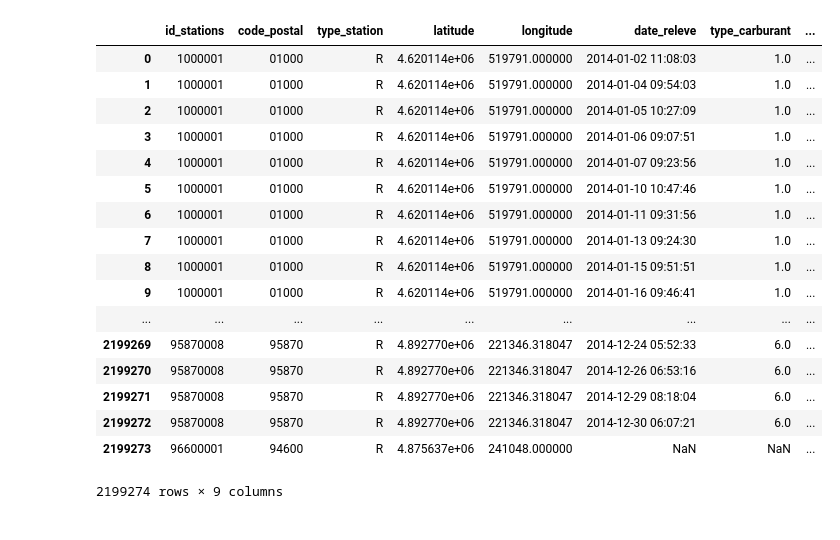
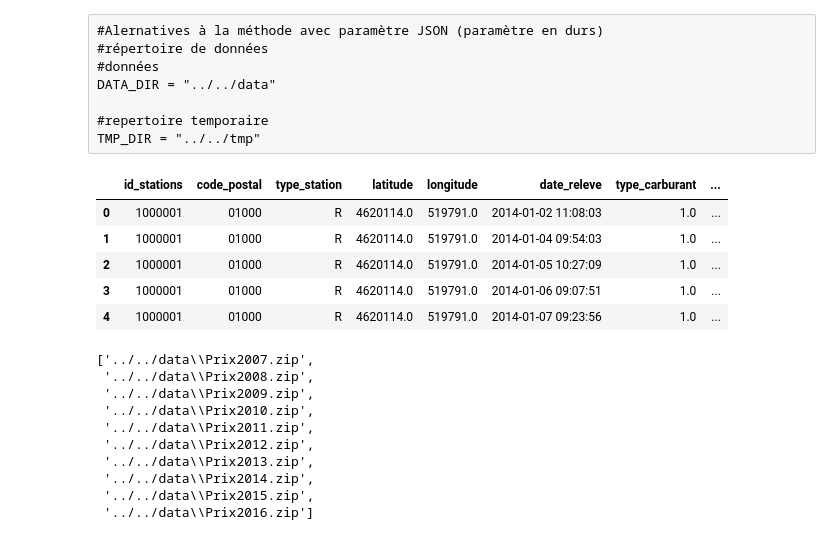
Before and after one commit to FlavienRiche/gas-prices, a Jupyter notebook: src/exploration/chargement.ipynb, the cells around one changed output. Drawn from its saved outputs; the diff is of its cells as text; code cells hidden in the pictures.

```diff
--- a/src/exploration/chargement.ipynb
+++ b/src/exploration/chargement.ipynb
@@ -17,8 +26,0 @@ TMP_DIR = params['DIRECTORIES']['TMP_DIR']
-# %%
-#Alernatives à la méthode avec paramètre JSON (paramètre en durs)
-#répertoire de données
-#données
-DATA_DIR = "../../data"
-
-#repertoire temporaire
-TMP_DIR = "../../tmp"
@@ -27,3 +27,13 @@ gas_files = ['Prix2014.zip','Prix2015.zip','Prix2016.zip']
+# %% [raw]
+#Alernatives à la méthode avec paramètre JSON (paramètre en durs)
+#répertoire de données
+#données
+DATA_DIR = "../../data"
+
+#repertoire temporaire
+TMP_DIR = "../../tmp"
+# %%
+gas_files = glob.glob(os.path.join(DATA_DIR,"Prix*.zip"))
 # %%
 stations_file = 'Stations2016.zip'
 service_file = 'Services2016.zip'
@@ -40,23 +50,11 @@ df2014.columns = ['id_stations',
                  'libelle_carburant',
                   'prix']
 # %%
-df2014
+df2014.head()
 # %% [output]
 |  | id_stations | code_postal | type_station | latitude | longitude | date_releve | type_carburant | ... |
-| 0 | 1000001 | 01000 | R | 4.620114e+06 | 519791.000000 | 2014-01-02 11:08:03 | 1.0 | ... |
-| 1 | 1000001 | 01000 | R | 4.620114e+06 | 519791.000000 | 2014-01-04 09:54:03 | 1.0 | ... |
-| 2 | 1000001 | 01000 | R | 4.620114e+06 | 519791.000000 | 2014-01-05 10:27:09 | 1.0 | ... |
-| 3 | 1000001 | 01000 | R | 4.620114e+06 | 519791.000000 | 2014-01-06 09:07:51 | 1.0 | ... |
-| 4 | 1000001 | 01000 | R | 4.620114e+06 | 519791.000000 | 2014-01-07 09:23:56 | 1.0 | ... |
-| 5 | 1000001 | 01000 | R | 4.620114e+06 | 519791.000000 | 2014-01-10 10:47:46 | 1.0 | ... |
-| 6 | 1000001 | 01000 | R | 4.620114e+06 | 519791.000000 | 2014-01-11 09:31:56 | 1.0 | ... |
-| 7 | 1000001 | 01000 | R | 4.620114e+06 | 519791.000000 | 2014-01-13 09:24:30 | 1.0 | ... |
-| 8 | 1000001 | 01000 | R | 4.620114e+06 | 519791.000000 | 2014-01-15 09:51:51 | 1.0 | ... |
-| 9 | 1000001 | 01000 | R | 4.620114e+06 | 519791.000000 | 2014-01-16 09:46:41 | 1.0 | ... |
-| ... | ... | ... | ... | ... | ... | ... | ... | ... |
-| 2199269 | 95870008 | 95870 | R | 4.892770e+06 | 221346.318047 | 2014-12-24 05:52:33 | 6.0 | ... |
-| 2199270 | 95870008 | 95870 | R | 4.892770e+06 | 221346.318047 | 2014-12-26 06:53:16 | 6.0 | ... |
-| 2199271 | 95870008 | 95870 | R | 4.892770e+06 | 221346.318047 | 2014-12-29 08:18:04 | 6.0 | ... |
-| 2199272 | 95870008 | 95870 | R | 4.892770e+06 | 221346.318047 | 2014-12-30 06:07:21 | 6.0 | ... |
-| 2199273 | 96600001 | 94600 | R | 4.875637e+06 | 241048.000000 | NaN | NaN | ... |
+| 0 | 1000001 | 01000 | R | 4620114.0 | 519791.0 | 2014-01-02 11:08:03 | 1.0 | ... |
+| 1 | 1000001 | 01000 | R | 4620114.0 | 519791.0 | 2014-01-04 09:54:03 | 1.0 | ... |
+| 2 | 1000001 | 01000 | R | 4620114.0 | 519791.0 | 2014-01-05 10:27:09 | 1.0 | ... |
+| 3 | 1000001 | 01000 | R | 4620114.0 | 519791.0 | 2014-01-06 09:07:51 | 1.0 | ... |
+| 4 | 1000001 | 01000 | R | 4620114.0 | 519791.0 | 2014-01-07 09:23:56 | 1.0 | ... |
-2199274 rows × 9 columns
@@ -62,0 +90,13 @@ df2014
+# %%
+gas_files
+# %% [output]
+['../../data\\Prix2007.zip',
+ '../../data\\Prix2008.zip',
+ '../../data\\Prix2009.zip',
+ '../../data\\Prix2010.zip',
+ '../../data\\Prix2011.zip',
+ '../../data\\Prix2012.zip',
+ '../../data\\Prix2013.zip',
+ '../../data\\Prix2014.zip',
+ '../../data\\Prix2015.zip',
+ '../../data\\Prix2016.zip']
```
Also changed, not shown: parts of 16 cells of this notebook, 14 other files.
